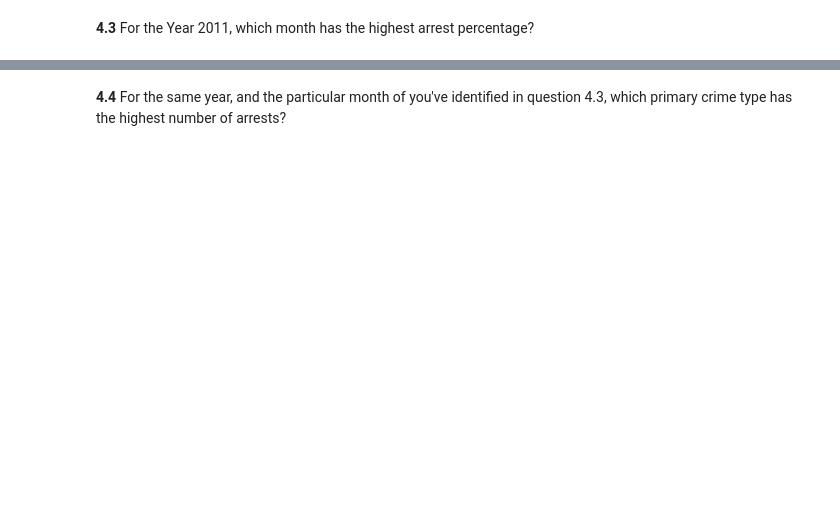
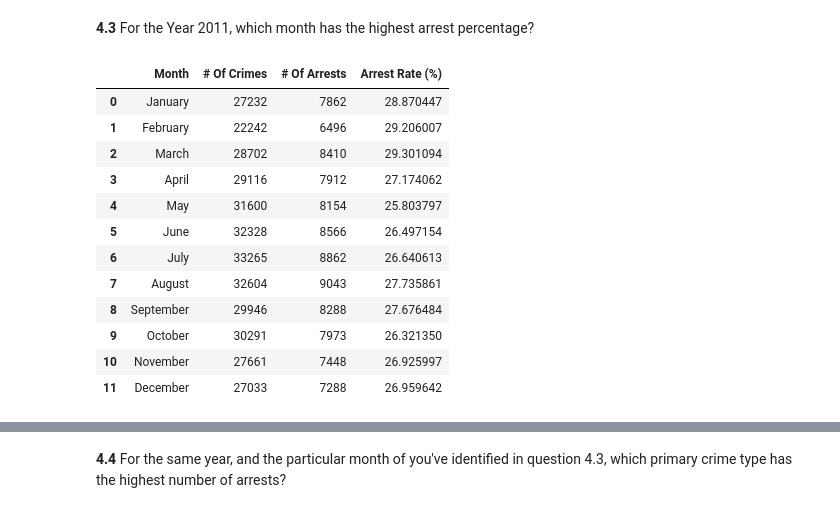
Before and after one commit to SVMino53/aiM24_Databehandling_Inlamning, a Jupyter notebook: chicago.ipynb, the cells around one changed output, grey strips where cells are left out. Saved outputs shown, nothing was run; the diff lists cells and outputs as text; code cells hidden in the pictures; blank space fills up the shorter version.

```diff
--- a/chicago.ipynb
+++ b/chicago.ipynb
@@ -311,2 +336,25 @@ yearly_arrest_rate_df = pd.DataFrame({"Year": list(range(2008, 2013)),
 # %% [markdown]
 **4.3** For the Year 2011, which month has the highest arrest percentage?
+# %%
+months = ["January", "February", "March", "April", "May", "June", "July", "August", "September", "October", "November", "December"]
+crimes_2011_mask = chicago_crime_2008_to_2012_df["Year"] == 2011
+crimes_2011_df = chicago_crime_2008_to_2012_df[crimes_2011_mask]
+arrest_pct_2011_df = pd.DataFrame({"Month": months,
+                                   "# Of Crimes": [(crimes_2011_df["Date"].dt.month_name() == m).sum() for m in months],
+                                   "# Of Arrests": [((crimes_2011_df["Date"].dt.month_name() == m) & crimes_2011_df["Arrest"]).sum() for m in months]})
+arrest_pct_2011_df["Arrest Rate (%)"] = arrest_pct_2011_df["# Of Arrests"]/arrest_pct_2011_df["# Of Crimes"]*100
+arrest_pct_2011_df
+# %% [output]
+|  | Month | # Of Crimes | # Of Arrests | Arrest Rate (%) |
+| 0 | January | 27232 | 7862 | 28.870447 |
+| 1 | February | 22242 | 6496 | 29.206007 |
+| 2 | March | 28702 | 8410 | 29.301094 |
+| 3 | April | 29116 | 7912 | 27.174062 |
+| 4 | May | 31600 | 8154 | 25.803797 |
+| 5 | June | 32328 | 8566 | 26.497154 |
+| 6 | July | 33265 | 8862 | 26.640613 |
+| 7 | August | 32604 | 9043 | 27.735861 |
+| 8 | September | 29946 | 8288 | 27.676484 |
+| 9 | October | 30291 | 7973 | 26.321350 |
+| 10 | November | 27661 | 7448 | 26.925997 |
+| 11 | December | 27033 | 7288 | 26.959642 |
```
Also changed, not shown: parts of 15 cells of this notebook.
